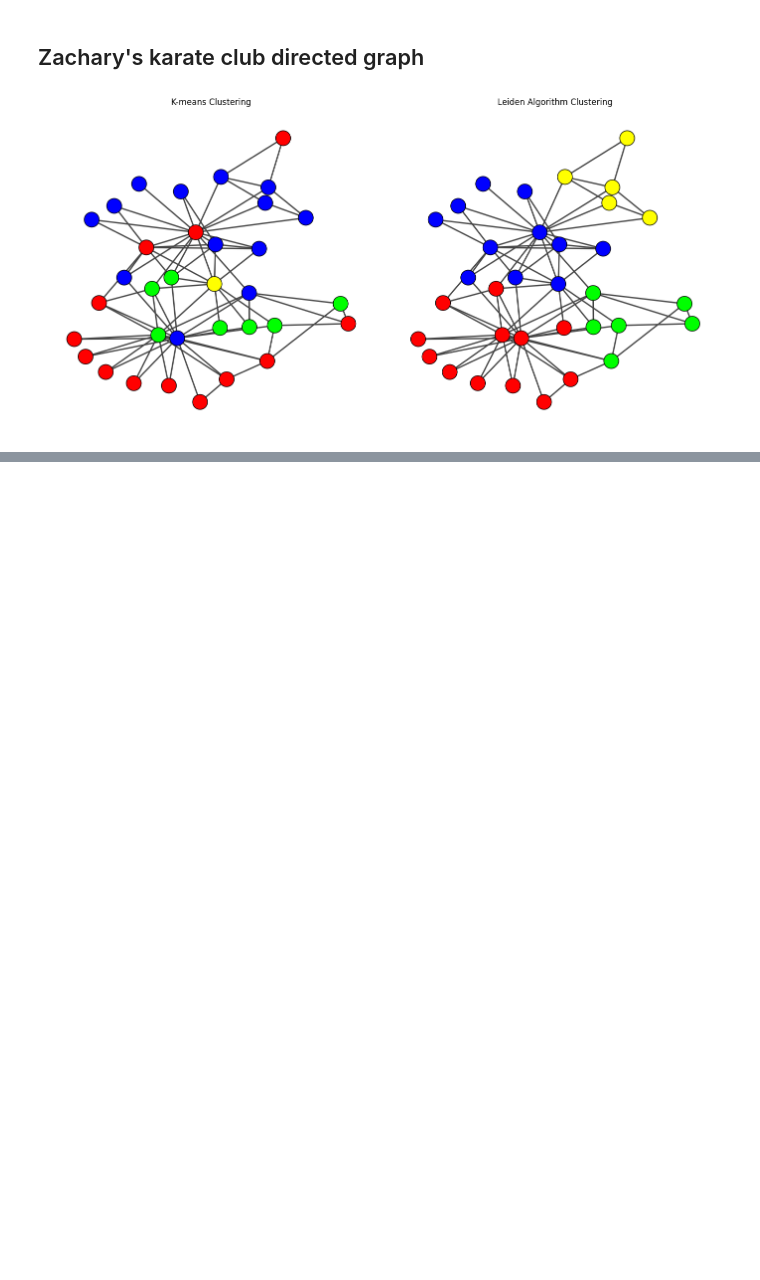
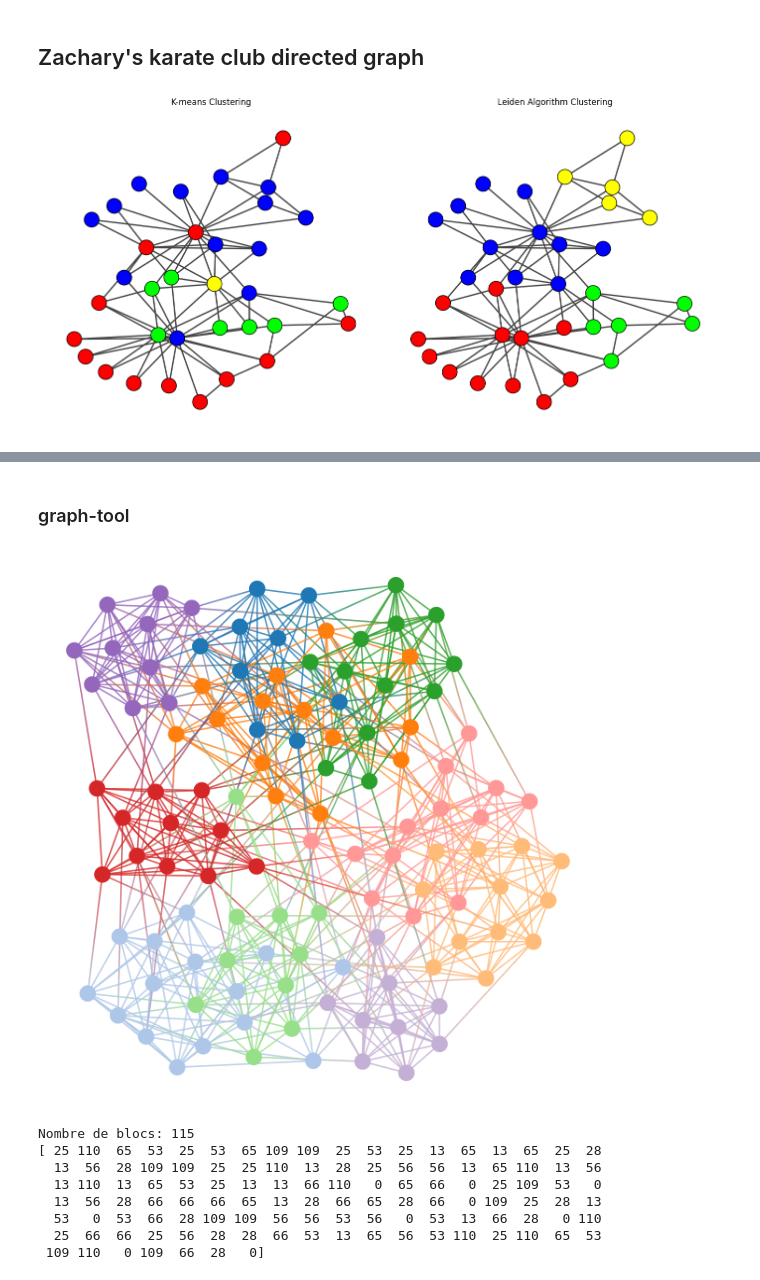
Before and after one commit to timothewt/AdvancedGraphClustering, a Jupyter notebook: notebooks/stochastic_block_model.ipynb, the cells around one changed output, grey strips where cells are left out. Drawn from its saved outputs; the diff is of its cells as text; code cells hidden in the pictures; blank space fills up the shorter version.

```diff
--- a/notebooks/stochastic_block_model.ipynb
+++ b/notebooks/stochastic_block_model.ipynb
@@ -125,0 +118,26 @@ plot(partition)
+# %% [markdown]
+### graph-tool
+# %%
+g = gt.collection.data["football"]
+state = gt.minimize_blockmodel_dl(g)
+
+state.draw(pos=g.vp.pos)
+
+nr = state.get_B()
+
+# Afficher le nombre de blocs
+print("Nombre de blocs:", nr)
+
+# Afficher les blocs auxquels chaque sommet appartient
+block_labels = state.get_blocks()
+print(block_labels.a)
+# %% [output]
+[figure, added]
+Nombre de blocs: 115
+[ 25 110  65  53  25  53  65 109 109  25  53  25  13  65  13  65  25  28
+  13  56  28 109 109  25  25 110  13  28  25  56  56  13  65 110  13  56
+  13 110  13  65  53  25  13  13  66 110   0  65  66   0  25 109  53   0
+  13  56  28  66  66  66  65  13  28  66  65  28  66   0 109  25  28  13
+  53   0  53  66  28 109 109  56  56  53  56   0  53  13  66  28   0 110
+  25  66  66  25  56  28  28  66  53  13  65  56  53 110  25 110  65  53
+ 109 110   0 109  66  28   0]
```
Also changed, not shown: parts of 12 cells of this notebook.
